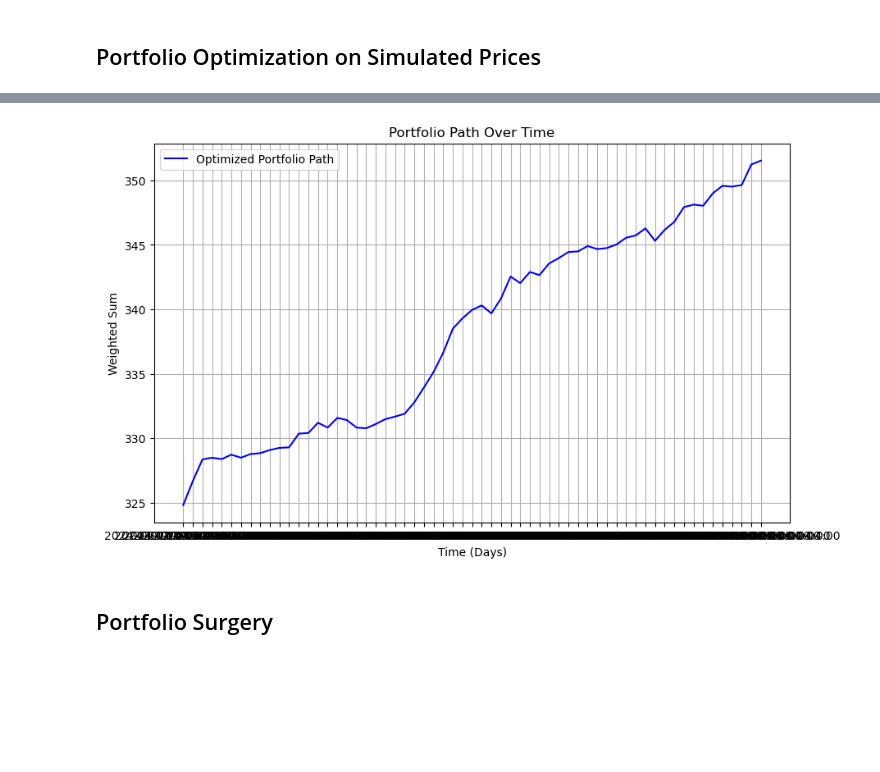
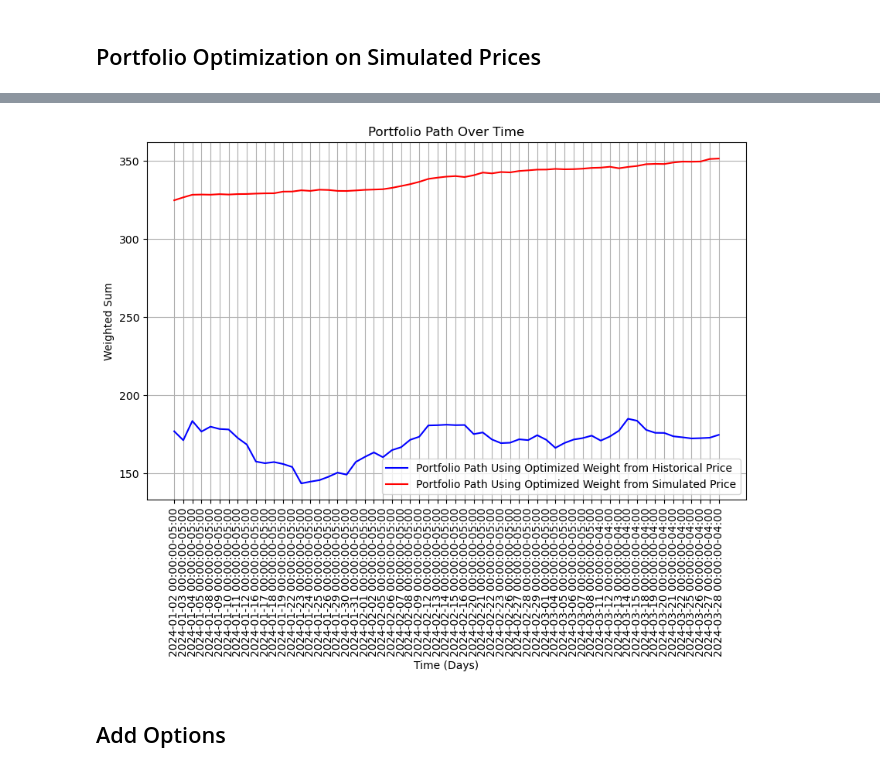
Before and after one commit to Go1vf/Portfolio-Simulation-Surgery, a Jupyter notebook: src/main.ipynb, the cells around one changed output, grey strips where cells are left out. Cells and saved outputs as stored; diff of their text form; code cells hidden in the pictures; blank space fills up the shorter version.

Commit message:
Add Performance Comparison

```diff
--- a/src/main.ipynb
+++ b/src/main.ipynb
@@ -177,18 +177,12 @@ mean_returns = result_returns.mean()
 cov_matrix = result_returns.cov()
 risk_free_rate = 0.05245
 # %%
-optimal_portfolio = maximize_sharpe_ratio(mean_returns, cov_matrix, risk_free_rate)
+test_optimal_portfolio = maximize_sharpe_ratio(mean_returns, cov_matrix, risk_free_rate)
 portfolio_volatility = None
 mu = None
-if optimal_portfolio.success:  # Check if the optimization was successful
+if test_optimal_portfolio.success:  # Check if the optimization was successful
     print("Optimal portfolio list:", stocks)
-    print("Optimal portfolio weights:", optimal_portfolio.x)
-    vol, ret, sharpe = portfolio_performance(optimal_portfolio.x, mean_returns, cov_matrix, risk_free_rate)
-    portfolio_volatility = vol
-    mu = ret
-    print("Expected annual return:", ret)
-    print("Volatility:", vol)
-    print("Sharpe Ratio:", sharpe)
+    print("Optimal portfolio weights:", test_optimal_portfolio.x)
 else:
     print("Optimization did not converge:", optimal_portfolio.message)
 # %% [output]
@@ -201,5 +225,5 @@ Sharpe Ratio: 10.548560707588761
 # %%
-optimal_weight = optimal_portfolio.x
-portfolio_path = result @ optimal_weight
-portfolio_path_df = pd.DataFrame(portfolio_path, columns=['Portfolio Value'])
-portfolio_path_df
+portfolio_path_old = result @ optimal_portfolio.x
+portfolio_path_old = pd.DataFrame(portfolio_path_old, columns=['Portfolio Value'])
+portfolio_path_new = result @ test_optimal_portfolio.x
+portfolio_path_new = pd.DataFrame(portfolio_path_new, columns=['Portfolio Value'])
@@ -221,16 +230,19 @@ portfolio_path_df
 # %%
 plt.figure(figsize=(10, 6))  # Set the figure size
-plt.plot(portfolio_path.index, portfolio_path_df['Portfolio Value'], label='Optimized Portfolio Path', color='blue')
+plt.plot(portfolio_path_old.index, portfolio_path_old['Portfolio Value'], label='Portfolio Path Using Optimized Weight from Historical Price', color='blue')
+plt.plot(portfolio_path_new.index, portfolio_path_new['Portfolio Value'], label='Portfolio Path Using Optimized Weight from Simulated Price', color='red')
 plt.title('Portfolio Path Over Time')  # Title of the plot
 plt.xlabel('Time (Days)')  # Label for the x-axis
 plt.ylabel('Weighted Sum')  # Label for the y-axis
 plt.legend()  # Add a legend
 plt.grid(True)  # Show grid
+# Rotate x-axis labels to be vertical
+plt.xticks(rotation=90)
 plt.show()  # Display the plot
 # %% [output]
-[figure, old version]
+[figure, new version]
 # %% [markdown]
-## Portfolio Surgery
+## Add Options
 # %%
 portfolio_path_df['Daily P&L'] = portfolio_path_df['Portfolio Value'].diff()
 portfolio_path_df['Daily P&L'] = portfolio_path_df['Daily P&L'].fillna(0)
```
Also changed, not shown: parts of 9 cells of this notebook, 1 other file.
